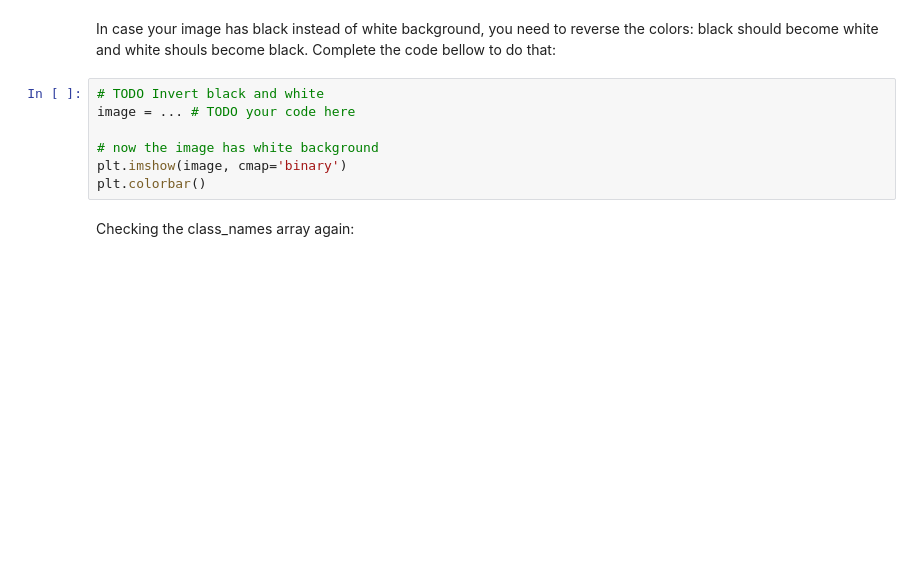
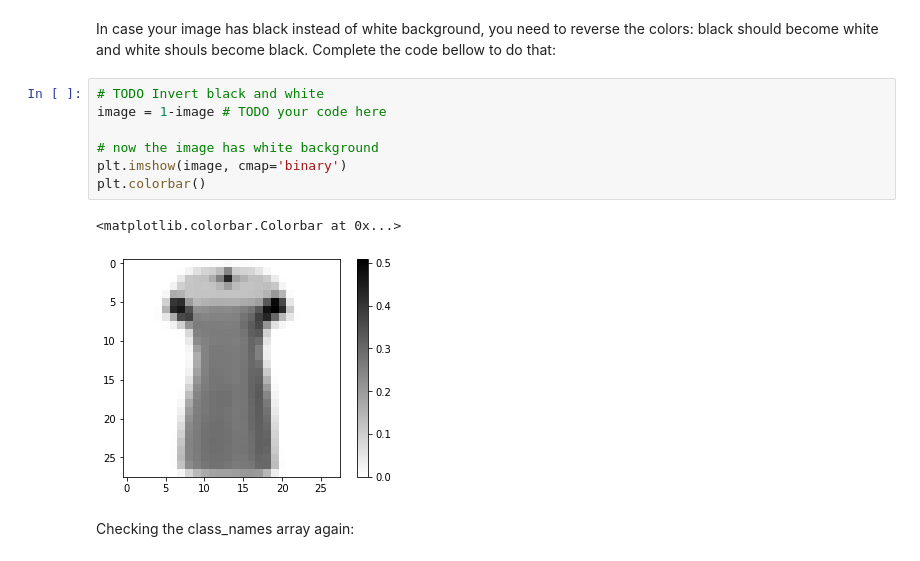
Before and after one commit to bendurand/hello-world, a Jupyter notebook: LabAssignementNNwithKeras.ipynb, the cells around one changed output. Drawn from its saved outputs; the diff is of its cells as text; blank space fills up the shorter version.

```diff
--- a/LabAssignementNNwithKeras.ipynb
+++ b/LabAssignementNNwithKeras.ipynb
@@ -746,11 +784,14 @@ plt.colorbar()
 In case your image has black instead of white background,  you need to reverse the colors: black should become white and white shouls become black. Complete the code bellow to do that:
 # %%
 # TODO Invert black and white
-image = ... # TODO your code here
+image = 1-image # TODO your code here
 
 # now the image has white background
 plt.imshow(image, cmap='binary')
 plt.colorbar()
+# %% [output]
+<matplotlib.colorbar.Colorbar at 0x...>
+[figure, added]
 # %% [markdown]
 Checking the class_names array again:
 # %%
```
Also changed, not shown: parts of 24 cells of this notebook, 4 other files.
